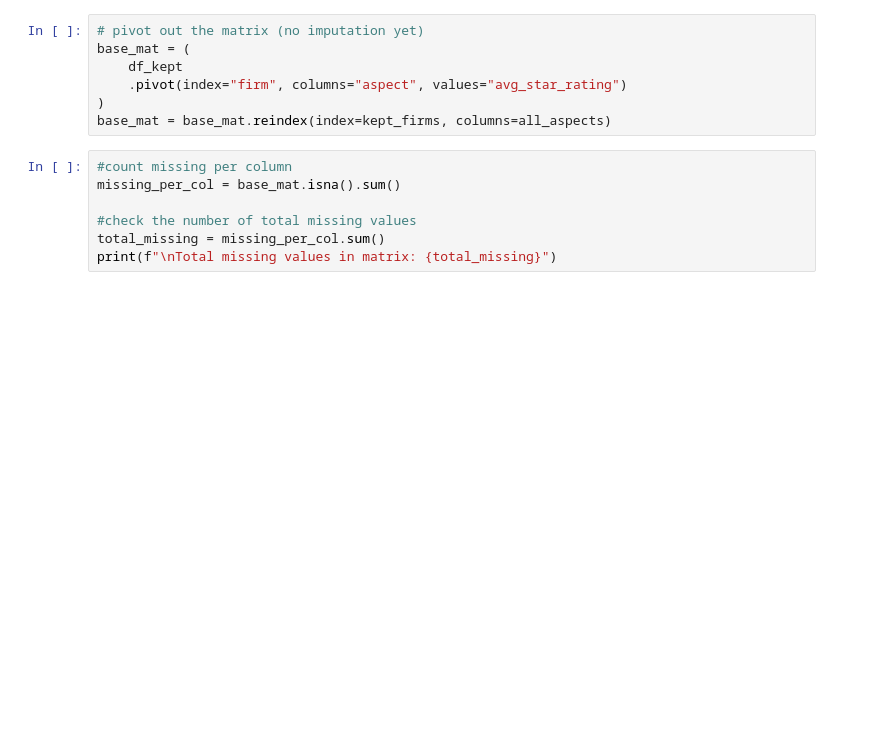
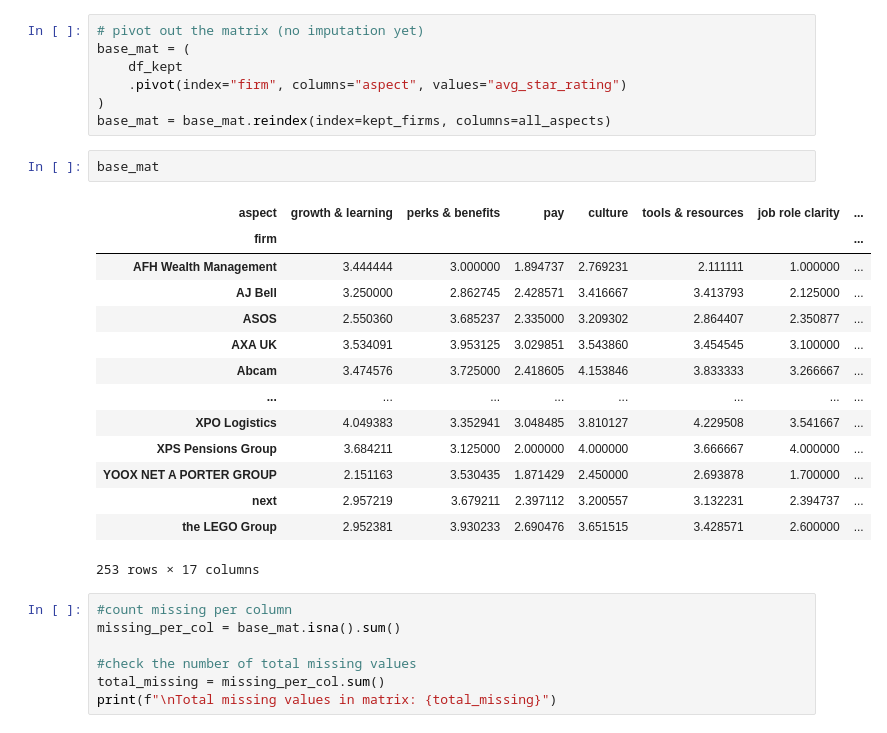
Before and after one commit to javirubio4/glassdoor_reviews, a Jupyter notebook: eda_company_aspects.ipynb, the cells around one changed output. Drawn from its saved outputs; the diff is of its cells as text; blank space fills up the shorter version.

```diff
--- a/eda_company_aspects.ipynb
+++ b/eda_company_aspects.ipynb
@@ -489,6 +489,23 @@ base_mat = (
     .pivot(index="firm", columns="aspect", values="avg_star_rating")
 )
 base_mat = base_mat.reindex(index=kept_firms, columns=all_aspects)
+# %%
+base_mat
+# %% [output]
+| aspect | growth & learning | perks & benefits | pay | culture | tools & resources | job role clarity | ... |
+| firm |  |  |  |  |  |  | ... |
+| AFH Wealth Management | 3.444444 | 3.000000 | 1.894737 | 2.769231 | 2.111111 | 1.000000 | ... |
+| AJ Bell | 3.250000 | 2.862745 | 2.428571 | 3.416667 | 3.413793 | 2.125000 | ... |
+| ASOS | 2.550360 | 3.685237 | 2.335000 | 3.209302 | 2.864407 | 2.350877 | ... |
+| AXA UK | 3.534091 | 3.953125 | 3.029851 | 3.543860 | 3.454545 | 3.100000 | ... |
+| Abcam | 3.474576 | 3.725000 | 2.418605 | 4.153846 | 3.833333 | 3.266667 | ... |
+| ... | ... | ... | ... | ... | ... | ... | ... |
+| XPO Logistics | 4.049383 | 3.352941 | 3.048485 | 3.810127 | 4.229508 | 3.541667 | ... |
+| XPS Pensions Group | 3.684211 | 3.125000 | 2.000000 | 4.000000 | 3.666667 | 4.000000 | ... |
+| YOOX NET A PORTER GROUP | 2.151163 | 3.530435 | 1.871429 | 2.450000 | 2.693878 | 1.700000 | ... |
+| next | 2.957219 | 3.679211 | 2.397112 | 3.200557 | 3.132231 | 2.394737 | ... |
+| the LEGO Group | 2.952381 | 3.930233 | 2.690476 | 3.651515 | 3.428571 | 2.600000 | ... |
+253 rows × 17 columns
 # %%
 #count missing per column
 missing_per_col = base_mat.isna().sum()
```
Also changed, not shown: parts of 9 cells of this notebook.
